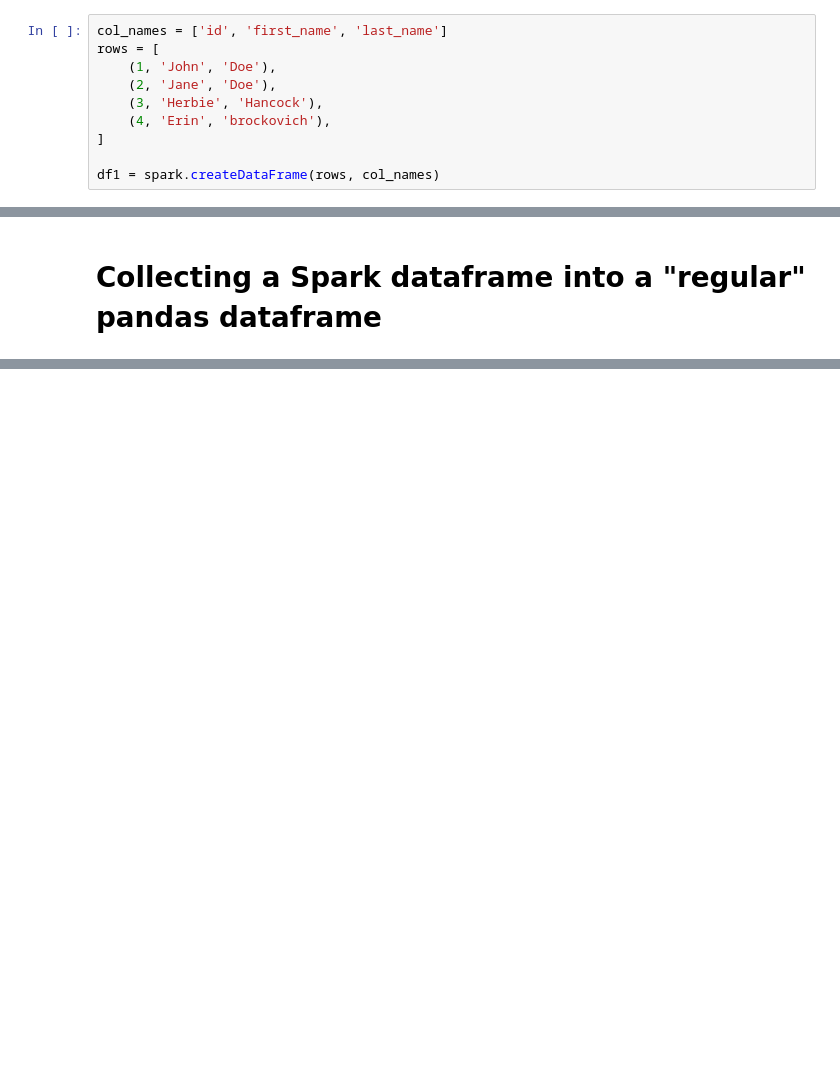
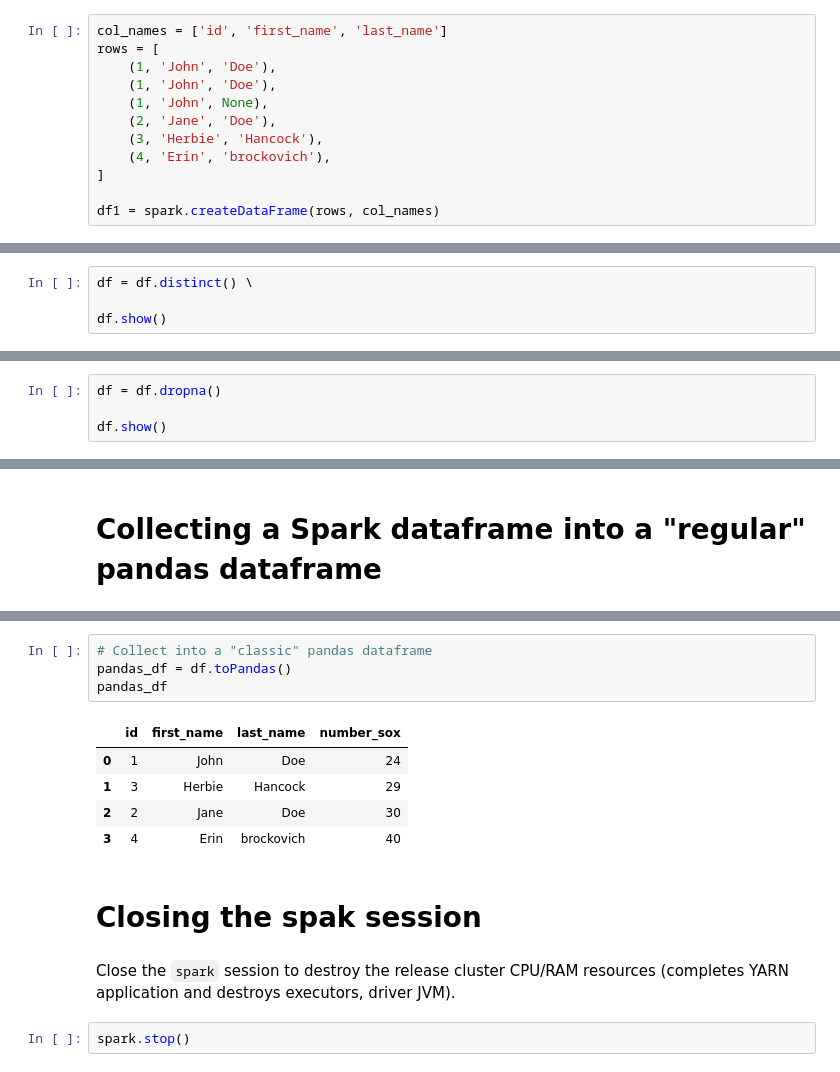
Before and after one commit to raphslalom/pyspark-training, a Jupyter notebook: module7/module7-pyspark-df-manipulations.ipynb, the cells around one changed output, grey strips where cells are left out. Cells and saved outputs as stored; diff of their text form; blank space fills up the shorter version.

Commit message:
First version with all material working, pending QA format

```diff
--- a/module7/module7-pyspark-df-manipulations.ipynb
+++ b/module7/module7-pyspark-df-manipulations.ipynb
@@ -45,6 +45,8 @@ import pandas as pd
 col_names = ['id', 'first_name', 'last_name']
 rows = [
     (1, 'John', 'Doe'),
+    (1, 'John', 'Doe'),
+    (1, 'John', None),
     (2, 'Jane', 'Doe'),
     (3, 'Herbie', 'Hancock'),
     (4, 'Erin', 'brockovich'),
@@ -129,0 +138,4 @@ df.show()
+# %%
+df = df.distinct() \
+
+df.show()
@@ -129,0 +154,4 @@ df.show()
+# %%
+df = df.dropna()
+
+df.show()
@@ -242,0 +551,16 @@ count
+# %%
+# Collect into a "classic" pandas dataframe
+pandas_df = df.toPandas()
+pandas_df
+# %% [output]
+|  | id | first_name | last_name | number_sox |
+| 0 | 1 | John | Doe | 24 |
+| 1 | 3 | Herbie | Hancock | 29 |
+| 2 | 2 | Jane | Doe | 30 |
+| 3 | 4 | Erin | brockovich | 40 |
+# %% [markdown]
+# Closing the spak session
+# %% [markdown]
+Close the `spark` session to destroy the release cluster CPU/RAM resources (completes YARN application and destroys executors, driver JVM).
+# %%
+spark.stop()
```
Also changed, not shown: parts of 40 cells of this notebook.
